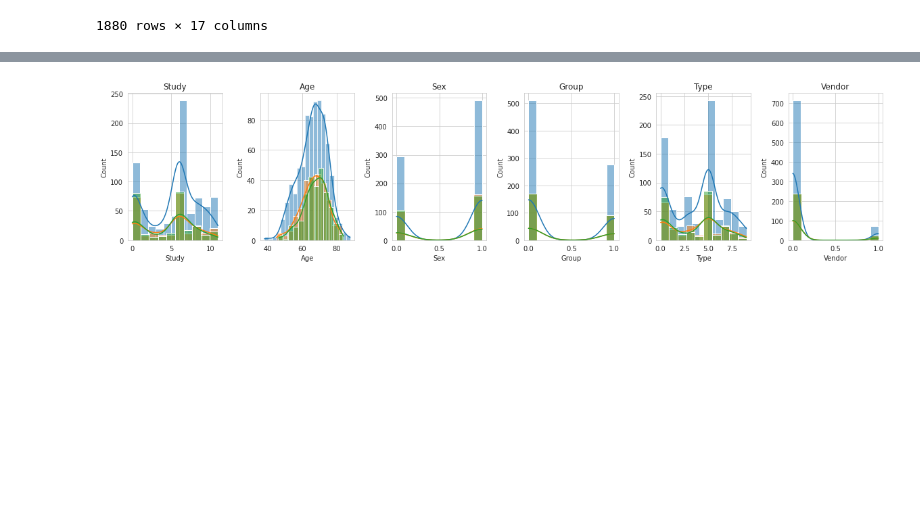
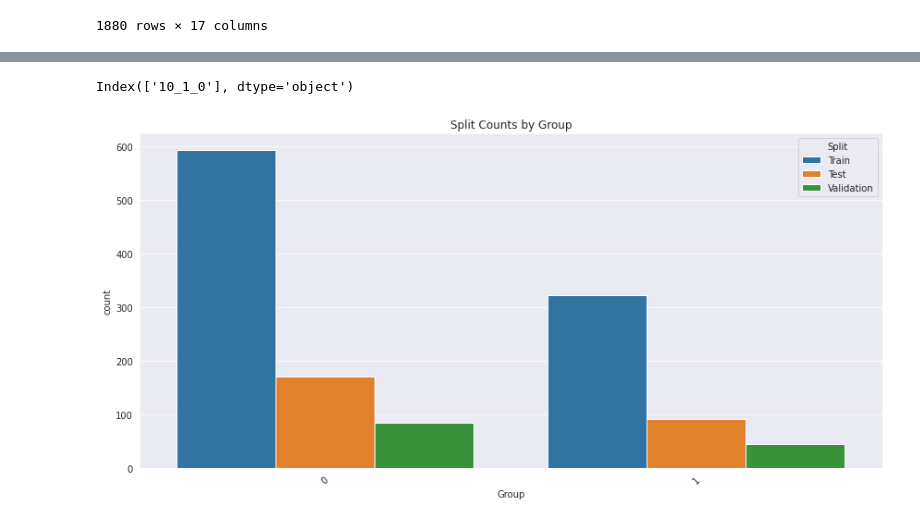
Before and after one commit to vibujithan/shortcut-analysis, a Jupyter notebook: PD/prepare-csv.ipynb, the cells around one changed output, grey strips where cells are left out. Drawn from its saved outputs; the diff is of its cells as text; code cells hidden in the pictures; blank space fills up the shorter version.

```diff
--- a/PD/prepare-csv.ipynb
+++ b/PD/prepare-csv.ipynb
@@ -142,3 +176,6 @@ def stratified_data_split(df, target_column, train_size=0.6, val_size=0.2, test_
     train, val = train_test_split(train_val, test_size=val_size / (train_size + val_size),
                                   stratify=train_val[target_column], random_state=random_state)
     return train, val, test
+# %%
+df['strat_column'] = df['Study'].astype('str') + '_' + df['Sex'].astype('str') + '_' + df['Group'].astype('str')
+df
@@ -145,9 +201,38 @@ def stratified_data_split(df, target_column, train_size=0.6, val_size=0.2, test_
+# %%
+strata_counts = df['strat_column'].value_counts()
+strata_to_drop = strata_counts[strata_counts < 3].index
+print(strata_to_drop)
+df= df[~df['strat_column'].isin(strata_to_drop)]
+# %% [output]
+Index(['10_1_0'], dtype='object')
 # %%
-train, val, test = stratified_data_split(df, 'Group')
+train, val, test = stratified_data_split(df, 'strat_column')
 # %%
-visualize_data([train, test, val], cols)
+def split_plot(train, test, val, column):
+    """
+    Seaborn-based visualization of splits
+    """
+    # Prepare long-format data
+    plot_data = pd.concat([
+        train[column].to_frame().assign(Split='Train'),
+        test[column].to_frame().assign(Split='Test'),
+        val[column].to_frame().assign(Split='Validation')
+    ])
+
+    # Create plot
+    plt.figure(figsize=(12, 6))
+    sns.countplot(data=plot_data, x=column, hue='Split')
+    plt.title(f'Split Counts by {column}')
+    plt.xticks(rotation=45)
+    plt.tight_layout()
+    plt.savefig(f'/data/Papers/MICCAI-biases/data/data_split_{column}.pdf')
+    plt.show()
+
+    return
-# %% [output]
-[figure, removed]
+# %%
+split_plot(train, test, val, 'Group')
+# %% [output]
+[figure, added]
 # %%
 train.to_csv('/data/Data/PD/train.csv', index=False)
 test.to_csv('/data/Data/PD/test.csv', index=False)
```
Also changed, not shown: parts of 13 cells of this notebook, 18 other files.
